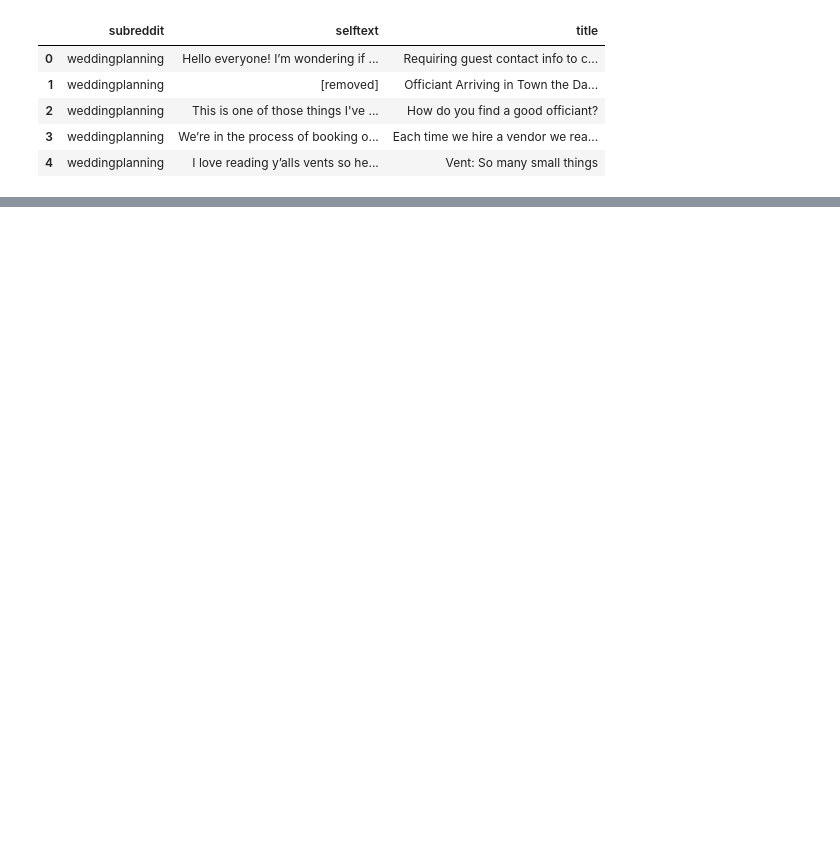
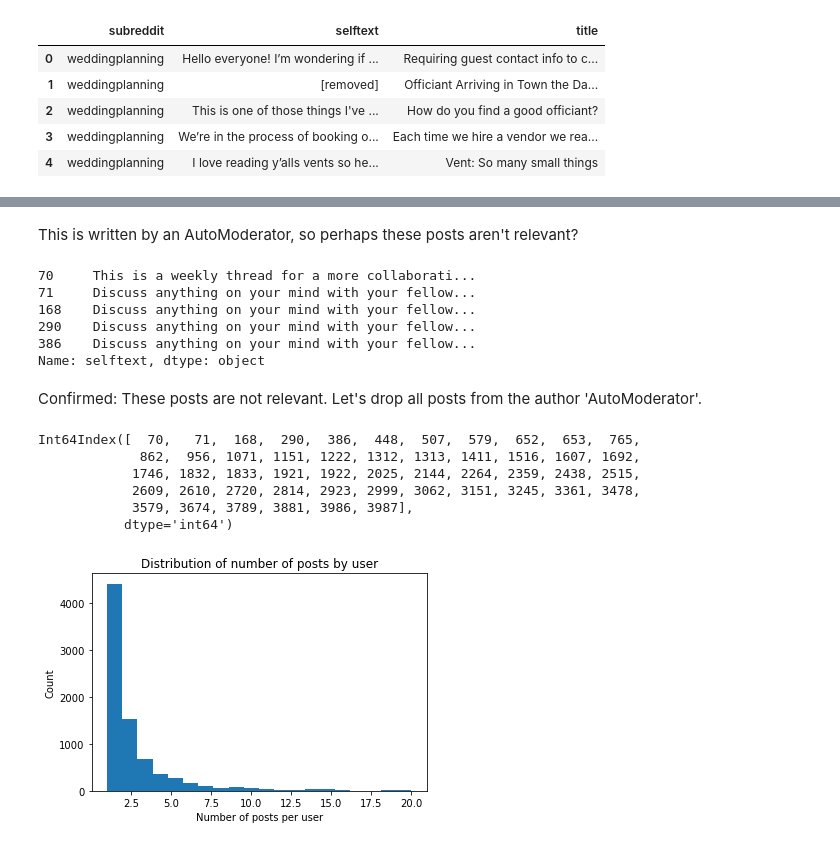
Before and after one commit to vmorenocosta/NLP-Classification-Reddit-API, a Jupyter notebook: code/01_Data_Collection.ipynb, the cells around one changed output, grey strips where cells are left out. Drawn from its saved outputs; the diff is of its cells as text; code cells hidden in the pictures; blank space fills up the shorter version.

```diff
--- a/code/01_Data_Collection.ipynb
+++ b/code/01_Data_Collection.ipynb
@@ -163,0 +209,31 @@ memory usage: 1.7+ MB
+# %% [markdown]
+This is written by an AutoModerator, so perhaps these posts aren't relevant?
+# %%
+df[df['num_posts']==50]['selftext'].head(5)
+# %% [output]
+70     This is a weekly thread for a more collaborati...
+71     Discuss anything on your mind with your fellow...
+168    Discuss anything on your mind with your fellow...
+290    Discuss anything on your mind with your fellow...
+386    Discuss anything on your mind with your fellow...
+Name: selftext, dtype: object
+# %% [markdown]
+Confirmed: These posts are not relevant. Let's drop all posts from the author 'AutoModerator'.
+# %%
+df[df['author'] == 'AutoModerator'].index
+# %% [output]
+Int64Index([  70,   71,  168,  290,  386,  448,  507,  579,  652,  653,  765,
+             862,  956, 1071, 1151, 1222, 1312, 1313, 1411, 1516, 1607, 1692,
+            1746, 1832, 1833, 1921, 1922, 2025, 2144, 2264, 2359, 2438, 2515,
+            2609, 2610, 2720, 2814, 2923, 2999, 3062, 3151, 3245, 3361, 3478,
+            3579, 3674, 3789, 3881, 3986, 3987],
+           dtype='int64')
+# %%
+df.drop(index=df[df['author'] == 'AutoModerator'].index,inplace=True)
+# %%
+plt.hist(df['num_posts'],bins=20)
+plt.title('Distribution of number of posts by user')
+plt.xlabel('Number of posts per user')
+plt.ylabel('Count');
+# %% [output]
+[figure, added]
```
Also changed, not shown: parts of 71 cells of this notebook, 3 other files.
